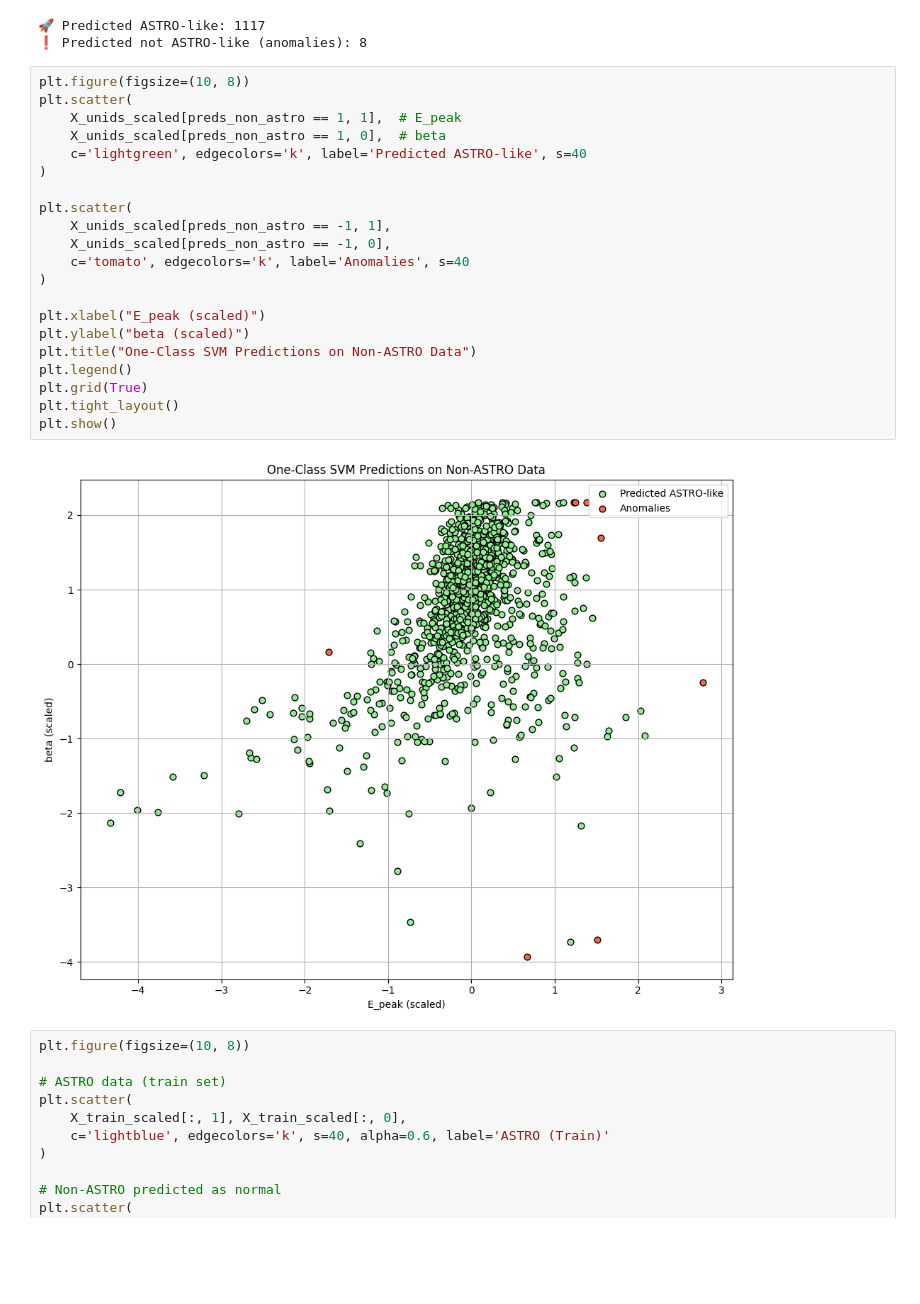
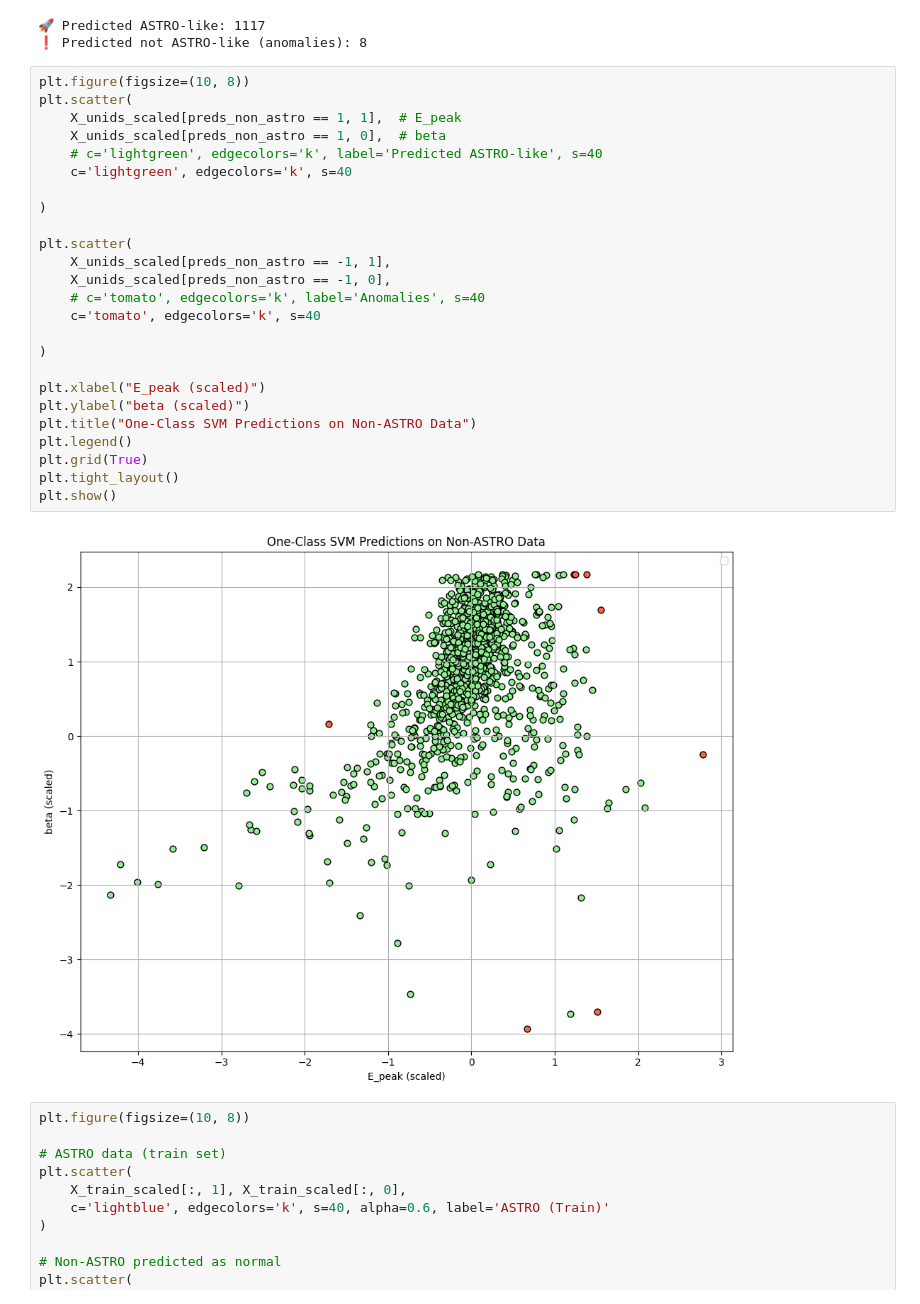
Before and after one commit to martacanirome4/DarkMatter_ML_TFG, a Jupyter notebook: notebooks/OCSVM_astro_vs_unids.ipynb, the cells around one changed output. Drawn from its saved outputs; the diff is of its cells as text; blank space fills up the shorter version.

```diff
--- a/notebooks/OCSVM_astro_vs_unids.ipynb
+++ b/notebooks/OCSVM_astro_vs_unids.ipynb
@@ -188,26 +242,30 @@ print(f"❗ Predicted not ASTRO-like (anomalies): {n_outliers}")
 # %%
 plt.figure(figsize=(10, 8))
 plt.scatter(
     X_unids_scaled[preds_non_astro == 1, 1],  # E_peak
     X_unids_scaled[preds_non_astro == 1, 0],  # beta
-    c='lightgreen', edgecolors='k', label='Predicted ASTRO-like', s=40
+    # c='lightgreen', edgecolors='k', label='Predicted ASTRO-like', s=40
+    c='lightgreen', edgecolors='k', s=40
+
 )
 
 plt.scatter(
     X_unids_scaled[preds_non_astro == -1, 1],
     X_unids_scaled[preds_non_astro == -1, 0],
-    c='tomato', edgecolors='k', label='Anomalies', s=40
+    # c='tomato', edgecolors='k', label='Anomalies', s=40
+    c='tomato', edgecolors='k', s=40
+
 )
 
 plt.xlabel("E_peak (scaled)")
 plt.ylabel("beta (scaled)")
 plt.title("One-Class SVM Predictions on Non-ASTRO Data")
 plt.legend()
 plt.grid(True)
 plt.tight_layout()
 plt.show()
 # %% [output]
-[figure, old version]
+[figure, new version]
 # %%
 plt.figure(figsize=(10, 8))
 
```
Also changed, not shown: parts of 9 cells of this notebook, 1 other file.
